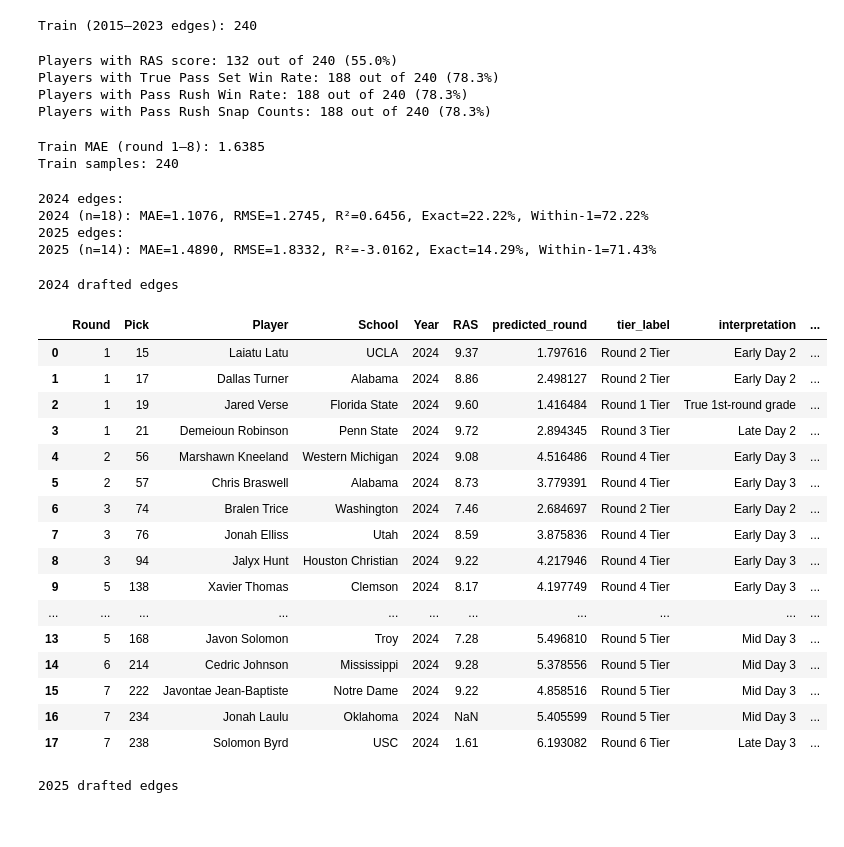
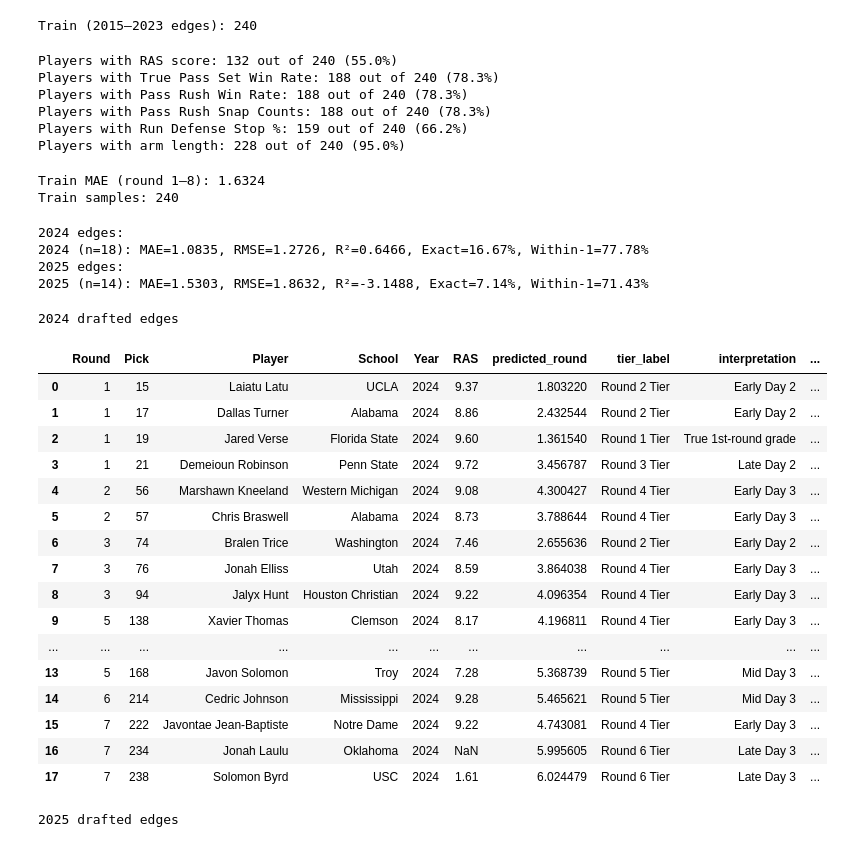
Before and after one commit to greynathan/2026_NFL_Draft, a Jupyter notebook: Edges/edges_round_regression.ipynb, the cells around one changed output. Cells and saved outputs as stored; diff of their text form; code cells hidden in the pictures.

```diff
--- a/Edges/edges_round_regression.ipynb
+++ b/Edges/edges_round_regression.ipynb
@@ -14,13 +14,13 @@ from sklearn.metrics import mean_absolute_error, mean_squared_error, r2_score
 
 FEATURES_WITH_COLLEGE = [
     'Broad Jump', 'Vertical', '40yd', 'Height', 'Weight',
-    'speed_score', 'explosive_score', 'RAS',
-    'true_pass_set_pass_rush_win_rate', 'pass_rush_win_rate', 'snap_counts_pass_rush', 'p4_conference'
+    'speed_score', 'explosive_score', 'RAS', 'arm_length_inches',
+    'true_pass_set_pass_rush_win_rate', 'pass_rush_win_rate', 'snap_counts_pass_rush', 'stop_percent', 'p4_conference'
 ]
 CONTAINS_WITH_COLLEGE = [
     'contains_broad_jump', 'contains_vertical', 'contains_40yd', 'contains_height', 'contains_weight',
-    'contains_speed_score', 'contains_explosive_score', 'contains_ras',
-    'contains_true_pass_set_pass_rush_win_rate', 'contains_pass_rush_win_rate', 'contains_snap_counts_pass_rush',
+    'contains_speed_score', 'contains_explosive_score', 'contains_ras', 'contains_arm_length_inches',
+    'contains_true_pass_set_pass_rush_win_rate', 'contains_pass_rush_win_rate', 'contains_snap_counts_pass_rush', 'contains_stop_percent',
     'contains_p4_conference'
 ]
 FEATURES_WITH_COLLEGE_ALL = FEATURES_WITH_COLLEGE + CONTAINS_WITH_COLLEGE
@@ -49,11 +49,19 @@ pff_snap_counts_pct = (pff_snap_counts_count / total_count * 100) if total_count
 print(f"Players with True Pass Set Win Rate: {pff_true_pass_set_count} out of {total_count} ({pff_true_pass_set_pct:.1f}%)")
 print(f"Players with Pass Rush Win Rate: {pff_pass_rush_win_count} out of {total_count} ({pff_pass_rush_win_pct:.1f}%)")
 print(f"Players with Pass Rush Snap Counts: {pff_snap_counts_count} out of {total_count} ({pff_snap_counts_pct:.1f}%)")
+pff_stop_count = df['stop_percent'].notna().sum()
+pff_stop_pct = (pff_stop_count / total_count * 100) if total_count > 0 else 0
+print(f"Players with Run Defense Stop %: {pff_stop_count} out of {total_count} ({pff_stop_pct:.1f}%)")
+arm_count = df['arm_length_inches'].notna().sum() if 'arm_length_inches' in df.columns else 0
+arm_pct = (arm_count / total_count * 100) if total_count > 0 else 0
+print(f"Players with arm length: {arm_count} out of {total_count} ({arm_pct:.1f}%)")
 # %% [output]
 Players with RAS score: 132 out of 240 (55.0%)
 Players with True Pass Set Win Rate: 188 out of 240 (78.3%)
 Players with Pass Rush Win Rate: 188 out of 240 (78.3%)
 Players with Pass Rush Snap Counts: 188 out of 240 (78.3%)
+Players with Run Defense Stop %: 159 out of 240 (66.2%)
+Players with arm length: 228 out of 240 (95.0%)
 # %%
 # Height to inches
 def height_inches(h):
@@ -116,7 +124,11 @@ df['contains_explosive_score'] = 1  # we always have it (filled 0)
 df['contains_true_pass_set_pass_rush_win_rate'] = df['true_pass_set_pass_rush_win_rate'].notna().astype(int)
 df['contains_pass_rush_win_rate'] = df['pass_rush_win_rate'].notna().astype(int)
 df['contains_snap_counts_pass_rush'] = df['snap_counts_pass_rush'].notna().astype(int)
+df['contains_stop_percent'] = df['stop_percent'].notna().astype(int)
 df['contains_ras'] = df['RAS'].notna().astype(int)
+if 'arm_length_inches' not in df.columns:
+    df['arm_length_inches'] = np.nan
+df['contains_arm_length_inches'] = df['arm_length_inches'].notna().astype(int)
 df['contains_p4_conference'] = df['School'].notna().astype(int)
 # %%
 # Target: round 1–7 if drafted, 8 if undrafted
@@ -141,7 +153,7 @@ y_pred_train = np.clip(ridge.predict(X_scaled), 1, 8)
 print('Train MAE (round 1–8):', round(mean_absolute_error(y, y_pred_train), 4))
 print('Train samples:', len(y))
 # %% [output]
-Train MAE (round 1–8): 1.6385
+Train MAE (round 1–8): 1.6324
 Train samples: 240
 # %%
 def prepare_edges_df(csv_path, year):
@@ -172,10 +184,14 @@ def prepare_edges_df(csv_path, year):
     edf['contains_true_pass_set_pass_rush_win_rate'] = edf['true_pass_set_pass_rush_win_rate'].notna().astype(int)
     edf['contains_pass_rush_win_rate'] = edf['pass_rush_win_rate'].notna().astype(int)
     edf['contains_snap_counts_pass_rush'] = edf['snap_counts_pass_rush'].notna().astype(int)
+    edf['contains_stop_percent'] = edf['stop_percent'].notna().astype(int) if 'stop_percent' in edf.columns else 0
     # Handle RAS column (should be in edge_testing.csv, but add if missing)
     if 'RAS' not in edf.columns:
         edf['RAS'] = np.nan
     edf['contains_ras'] = edf['RAS'].notna().astype(int)
+    if 'arm_length_inches' not in edf.columns:
+        edf['arm_length_inches'] = np.nan
+    edf['contains_arm_length_inches'] = edf['arm_length_inches'].notna().astype(int)
     edf['contains_p4_conference'] = edf['School'].notna().astype(int)
     return edf
 
@@ -208,7 +224,11 @@ def prepare_test_edges(edf):
     edf['contains_true_pass_set_pass_rush_win_rate'] = edf['true_pass_set_pass_rush_win_rate'].notna().astype(int)
     edf['contains_pass_rush_win_rate'] = edf['pass_rush_win_rate'].notna().astype(int)
     edf['contains_snap_counts_pass_rush'] = edf['snap_counts_pass_rush'].notna().astype(int)
+    edf['contains_stop_percent'] = edf['stop_percent'].notna().astype(int) if 'stop_percent' in edf.columns else 0
     edf['contains_ras'] = edf['RAS'].notna().astype(int)
+    if 'arm_length_inches' not in edf.columns:
+        edf['arm_length_inches'] = np.nan
+    edf['contains_arm_length_inches'] = edf['arm_length_inches'].notna().astype(int)
     edf['contains_p4_conference'] = edf['School'].notna().astype(int)
     return edf
 edges_2024 = prepare_test_edges(edges_2024)
@@ -241,9 +261,9 @@ print('2025 edges:')
 eval_metrics(actual_25, pred_25, '2025')
 # %% [output]
 2024 edges:
-2024 (n=18): MAE=1.1076, RMSE=1.2745, R²=0.6456, Exact=22.22%, Within-1=72.22%
+2024 (n=18): MAE=1.0835, RMSE=1.2726, R²=0.6466, Exact=16.67%, Within-1=77.78%
 2025 edges:
-2025 (n=14): MAE=1.4890, RMSE=1.8332, R²=-3.0162, Exact=14.29%, Within-1=71.43%
+2025 (n=14): MAE=1.5303, RMSE=1.8632, R²=-3.1488, Exact=7.14%, Within-1=71.43%
 # %%
 # Dataframes: players with actual round, model prediction, tier label, and interpretation
 def pred_round_to_tier(p):
@@ -259,50 +279,52 @@ edges_2024_display = edges_2024[['Round', 'Pick', 'Player', 'School', 'Year', 'R
 edges_2024_display['predicted_round'] = pred_24
 edges_2024_display['tier_label'] = [pred_round_to_tier(x)[0] for x in pred_24]
 edges_2024_display['interpretation'] = [pred_round_to_tier(x)[1] for x in pred_24]
 edges_2024_display['Round'] = edges_2024_display['Round'].astype(int)
 # Add contains flags
 edges_2024_display['contains_ras'] = edges_2024['contains_ras'].values
 edges_2024_display['contains_pff'] = (
     edges_2024['contains_true_pass_set_pass_rush_win_rate'] |
     edges_2024['contains_pass_rush_win_rate'] |
-    edges_2024['contains_snap_counts_pass_rush']
+    edges_2024['contains_snap_counts_pass_rush'] |
+    edges_2024['contains_stop_percent']
 ).astype(int)
 
 edges_2025_display = edges_2025[['Round', 'Pick', 'Player', 'School', 'Year', 'RAS']].copy()
 edges_2025_display['predicted_round'] = pred_25
 edges_2025_display['tier_label'] = [pred_round_to_tier(x)[0] for x in pred_25]
 edges_2025_display['interpretation'] = [pred_round_to_tier(x)[1] for x in pred_25]
 edges_2025_display['Round'] = edges_2025_display['Round'].astype(int)
 # Add contains flags
 edges_2025_display['contains_ras'] = edges_2025['contains_ras'].values
 edges_2025_display['contains_pff'] = (
     edges_2025['contains_true_pass_set_pass_rush_win_rate'] |
     edges_2025['contains_pass_rush_win_rate'] |
-    edges_2025['contains_snap_counts_pass_rush']
+    edges_2025['contains_snap_counts_pass_rush'] |
+    edges_2025['contains_stop_percent']
 ).astype(int)
 
 print('2024 drafted edges')
 display(edges_2024_display)
 print('2025 drafted edges')
 display(edges_2025_display)
 # %% [output]
 2024 drafted edges
 |  | Round | Pick | Player | School | Year | RAS | predicted_round | tier_label | interpretation | ... |
-| 0 | 1 | 15 | Laiatu Latu | UCLA | 2024 | 9.37 | 1.797616 | Round 2 Tier | Early Day 2 | ... |
-| 1 | 1 | 17 | Dallas Turner | Alabama | 2024 | 8.86 | 2.498127 | Round 2 Tier | Early Day 2 | ... |
-| 2 | 1 | 19 | Jared Verse | Florida State | 2024 | 9.60 | 1.416484 | Round 1 Tier | True 1st-round grade | ... |
-| 3 | 1 | 21 | Demeioun Robinson | Penn State | 2024 | 9.72 | 2.894345 | Round 3 Tier | Late Day 2 | ... |
-| 4 | 2 | 56 | Marshawn Kneeland | Western Michigan | 2024 | 9.08 | 4.516486 | Round 4 Tier | Early Day 3 | ... |
-| 5 | 2 | 57 | Chris Braswell | Alabama | 2024 | 8.73 | 3.779391 | Round 4 Tier | Early Day 3 | ... |
-| 6 | 3 | 74 | Bralen Trice | Washington | 2024 | 7.46 | 2.684697 | Round 2 Tier | Early Day 2 | ... |
-| 7 | 3 | 76 | Jonah Elliss | Utah | 2024 | 8.59 | 3.875836 | Round 4 Tier | Early Day 3 | ... |
-| 8 | 3 | 94 | Jalyx Hunt | Houston Christian | 2024 | 9.22 | 4.217946 | Round 4 Tier | Early Day 3 | ... |
-| 9 | 5 | 138 | Xavier Thomas | Clemson | 2024 | 8.17 | 4.197749 | Round 4 Tier | Early Day 3 | ... |
+| 0 | 1 | 15 | Laiatu Latu | UCLA | 2024 | 9.37 | 1.803220 | Round 2 Tier | Early Day 2 | ... |
+| 1 | 1 | 17 | Dallas Turner | Alabama | 2024 | 8.86 | 2.432544 | Round 2 Tier | Early Day 2 | ... |
+| 2 | 1 | 19 | Jared Verse | Florida State | 2024 | 9.60 | 1.361540 | Round 1 Tier | True 1st-round grade | ... |
+| 3 | 1 | 21 | Demeioun Robinson | Penn State | 2024 | 9.72 | 3.456787 | Round 3 Tier | Late Day 2 | ... |
+| 4 | 2 | 56 | Marshawn Kneeland | Western Michigan | 2024 | 9.08 | 4.300427 | Round 4 Tier | Early Day 3 | ... |
+| 5 | 2 | 57 | Chris Braswell | Alabama | 2024 | 8.73 | 3.788644 | Round 4 Tier | Early Day 3 | ... |
+| 6 | 3 | 74 | Bralen Trice | Washington | 2024 | 7.46 | 2.655636 | Round 2 Tier | Early Day 2 | ... |
+| 7 | 3 | 76 | Jonah Elliss | Utah | 2024 | 8.59 | 3.864038 | Round 4 Tier | Early Day 3 | ... |
+| 8 | 3 | 94 | Jalyx Hunt | Houston Christian | 2024 | 9.22 | 4.096354 | Round 4 Tier | Early Day 3 | ... |
+| 9 | 5 | 138 | Xavier Thomas | Clemson | 2024 | 8.17 | 4.196811 | Round 4 Tier | Early Day 3 | ... |
 | ... | ... | ... | ... | ... | ... | ... | ... | ... | ... | ... |
-| 13 | 5 | 168 | Javon Solomon | Troy | 2024 | 7.28 | 5.496810 | Round 5 Tier | Mid Day 3 | ... |
-| 14 | 6 | 214 | Cedric Johnson | Mississippi | 2024 | 9.28 | 5.378556 | Round 5 Tier | Mid Day 3 | ... |
-| 15 | 7 | 222 | Javontae Jean-Baptiste | Notre Dame | 2024 | 9.22 | 4.858516 | Round 5 Tier | Mid Day 3 | ... |
-| 16 | 7 | 234 | Jonah Laulu | Oklahoma | 2024 | NaN | 5.405599 | Round 5 Tier | Mid Day 3 | ... |
-| 17 | 7 | 238 | Solomon Byrd | USC | 2024 | 1.61 | 6.193082 | Round 6 Tier | Late Day 3 | ... |
+| 13 | 5 | 168 | Javon Solomon | Troy | 2024 | 7.28 | 5.368739 | Round 5 Tier | Mid Day 3 | ... |
+| 14 | 6 | 214 | Cedric Johnson | Mississippi | 2024 | 9.28 | 5.465621 | Round 5 Tier | Mid Day 3 | ... |
+| 15 | 7 | 222 | Javontae Jean-Baptiste | Notre Dame | 2024 | 9.22 | 4.743081 | Round 4 Tier | Early Day 3 | ... |
+| 16 | 7 | 234 | Jonah Laulu | Oklahoma | 2024 | NaN | 5.995605 | Round 6 Tier | Late Day 3 | ... |
+| 17 | 7 | 238 | Solomon Byrd | USC | 2024 | 1.61 | 6.024479 | Round 6 Tier | Late Day 3 | ... |
 2025 drafted edges
 |  | Round | Pick | Player | School | Year | RAS | predicted_round | tier_label | interpretation | ... |
```
Also changed, not shown: parts of 3 cells of this notebook, 33 other files.
